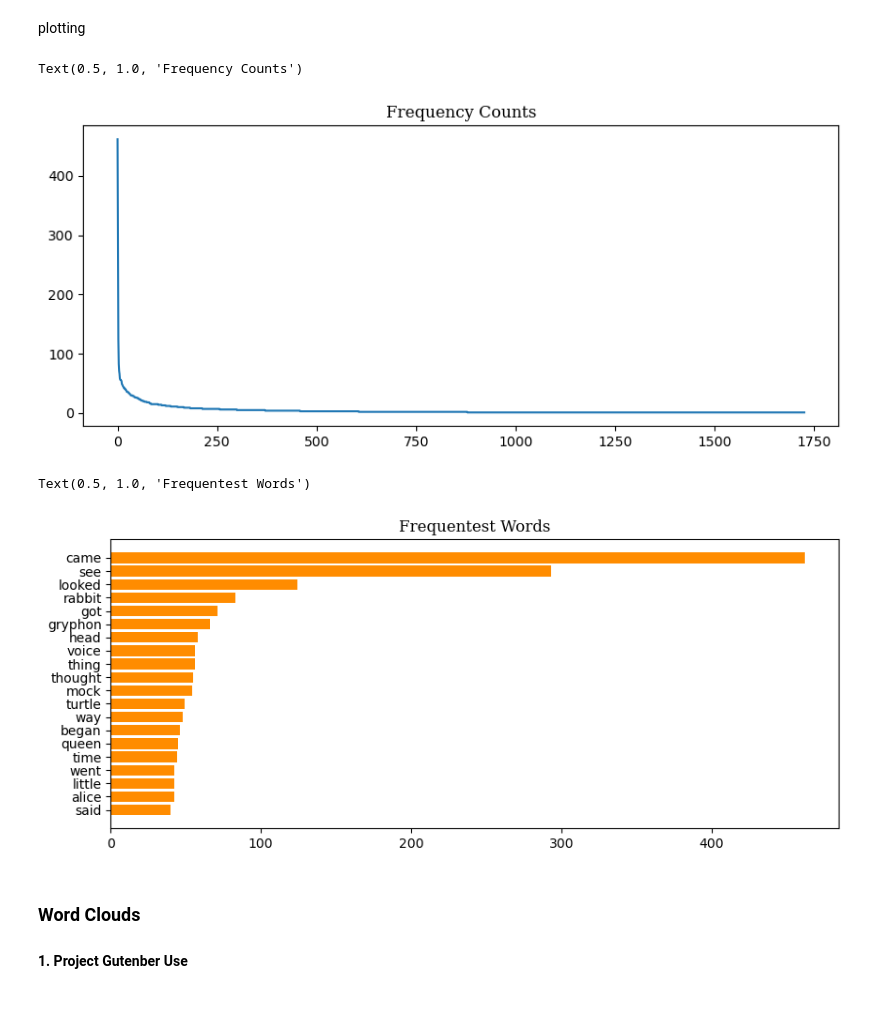
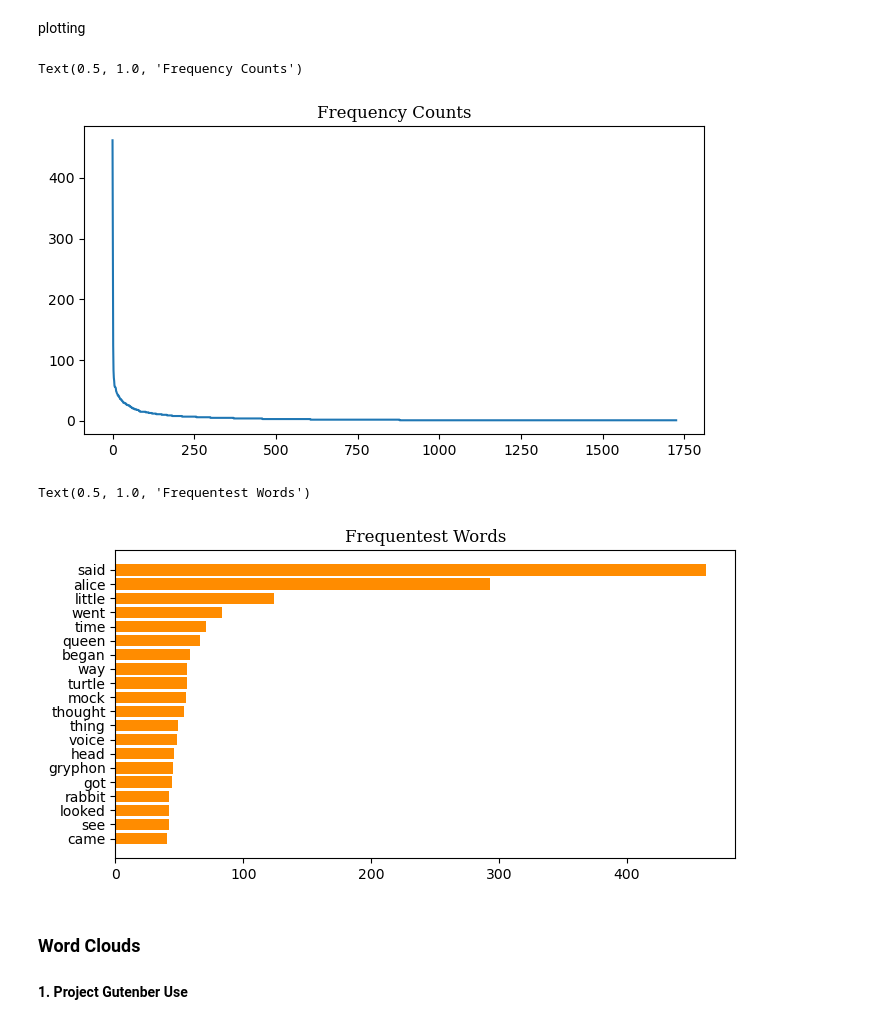
Before and after one commit to Tommylee1013/Webscraping, a Jupyter notebook: LectureNote/01TextPreprocessing/TextPreprocessing.ipynb, the cells around one changed output. Drawn from its saved outputs; the diff is of its cells as text; code cells hidden in the pictures.

```diff
--- a/LectureNote/01TextPreprocessing/TextPreprocessing.ipynb
+++ b/LectureNote/01TextPreprocessing/TextPreprocessing.ipynb
@@ -393,0 +595,4 @@ it's start some script some body contents   gogo  and other stuff  another
+# %%
+phrase = 'His house'
+word = 'his'
+re.findall('^(.*ss|.*?)(s)?$', word)
@@ -659,25 +950,25 @@ plotting
 # %%
 import matplotlib.pyplot as plt
 
 w = [alice_word_count[key] for key in sorted_word_count]
 # Create a list by getting the frequency count for a sorted list of words
 
-plt.figure(figsize = (10, 4))
+plt.figure(figsize = (8, 4))
 plt.plot(w)
 plt.title('Frequency Counts', fontsize = 12, fontfamily = 'Serif')
 # %% [output]
 Text(0.5, 1.0, 'Frequency Counts')
-[figure, old version]
+[figure, new version]
 # %%
 top_words = sorted_word_count[:20] # extract only the top 20 most frequent words
 top_words_counts = [alice_word_count[key] for key in top_words] # extract frequencies for extracted words
 
-plt.figure(figsize = (10, 4))
-plt.barh(range(len(top_words)), top_words_counts[::-1], tick_label = top_words, color = 'darkorange')
+plt.figure(figsize = (8, 4))
+plt.barh(range(len(top_words)), top_words_counts[::-1], tick_label = top_words[::-1], color = 'darkorange')
 plt.title('Frequentest Words', fontsize = 12, fontfamily = 'Serif')
 # %% [output]
 Text(0.5, 1.0, 'Frequentest Words')
-[figure, old version]
+[figure, new version]
 # %% [markdown]
 ### Word Clouds
 
```
Also changed, not shown: parts of 65 cells of this notebook.
